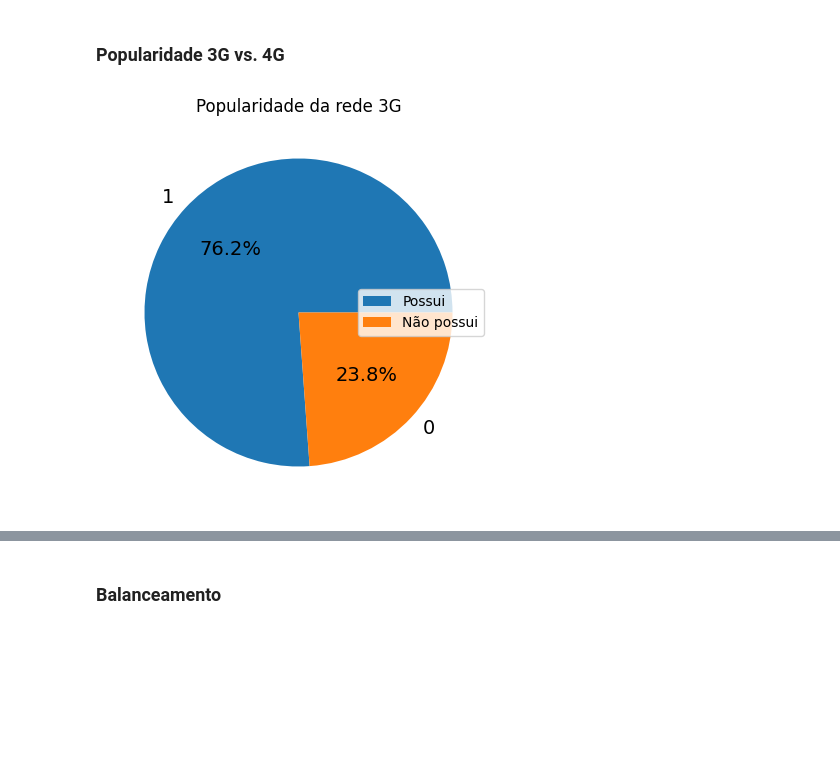
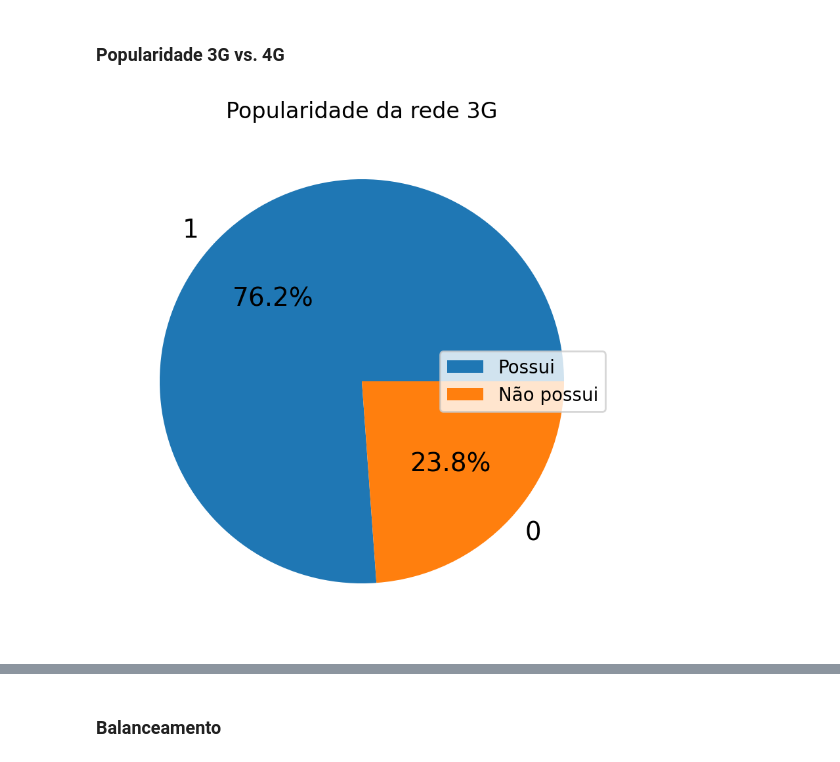
Before and after one commit to aianshay/mobile-price-classification, a Jupyter notebook: eda.ipynb, the cells around one changed output, grey strips where cells are left out. Saved outputs shown, nothing was run; the diff lists cells and outputs as text; code cells hidden in the pictures; blank space fills up the shorter version.

Commit message:
Update plots resolution

```diff
--- a/eda.ipynb
+++ b/eda.ipynb
@@ -157,11 +157,11 @@ No gráfico notamos que quanto maior a memória ram, maior tende a ser o preço
 # %% [markdown]
 ### Popularidade 3G vs. 4G
 # %%
-plt.figure(figsize=(5,5))
+plt.figure(figsize=(5,5), dpi=200)
 df.three_g.value_counts(normalize=True).plot.pie(autopct="%.1f%%", textprops={'fontsize': 14})
 plt.title('Popularidade da rede 3G')
 plt.legend(labels=['Possui', 'Não possui'], loc='center right')
 plt.ylabel('');
 # %% [output]
-[figure, old version]
+[figure, new version]
 # %%
```
Also changed, not shown: parts of 2 cells of this notebook.
